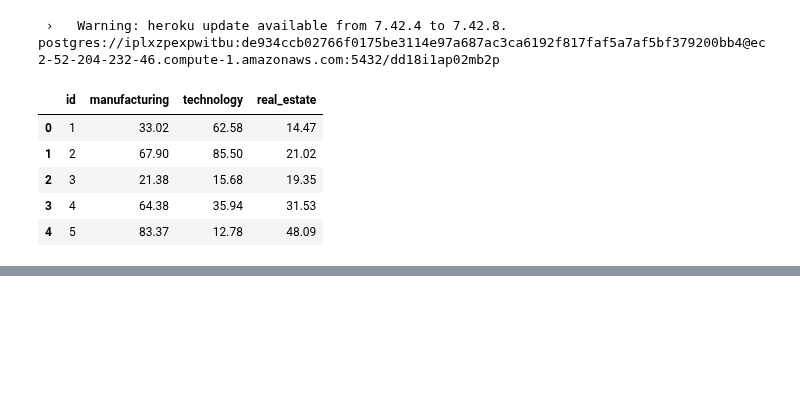
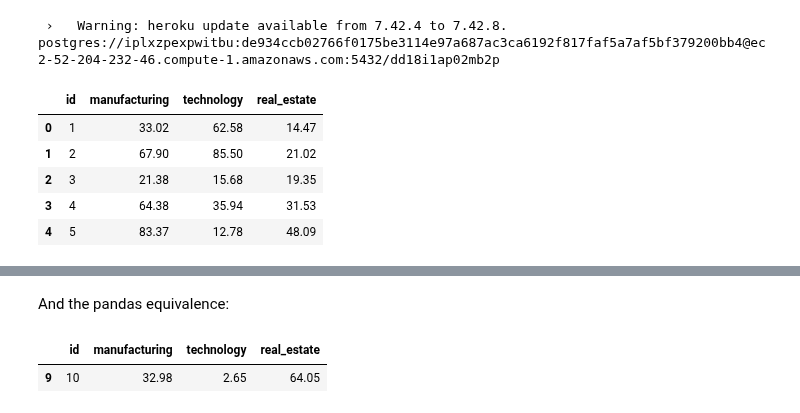
Before and after one commit to EricSchles/datascience_book, a Jupyter notebook: intro_to_python/pandas_basics/Pandas Basics.ipynb, the cells around one changed output, grey strips where cells are left out. Saved outputs shown, nothing was run; the diff lists cells and outputs as text; code cells hidden in the pictures; blank space fills up the shorter version.

```diff
--- a/intro_to_python/pandas_basics/Pandas Basics.ipynb
+++ b/intro_to_python/pandas_basics/Pandas Basics.ipynb
@@ -224,0 +390,7 @@ sql_table_df.head()
+# %% [markdown]
+And the pandas equivalence:
+# %%
+sql_table_df[sql_table_df["id"] == 10]
+# %% [output]
+|  | id | manufacturing | technology | real_estate |
+| 9 | 10 | 32.98 | 2.65 | 64.05 |
```
Also changed, not shown: parts of 46 cells of this notebook.
